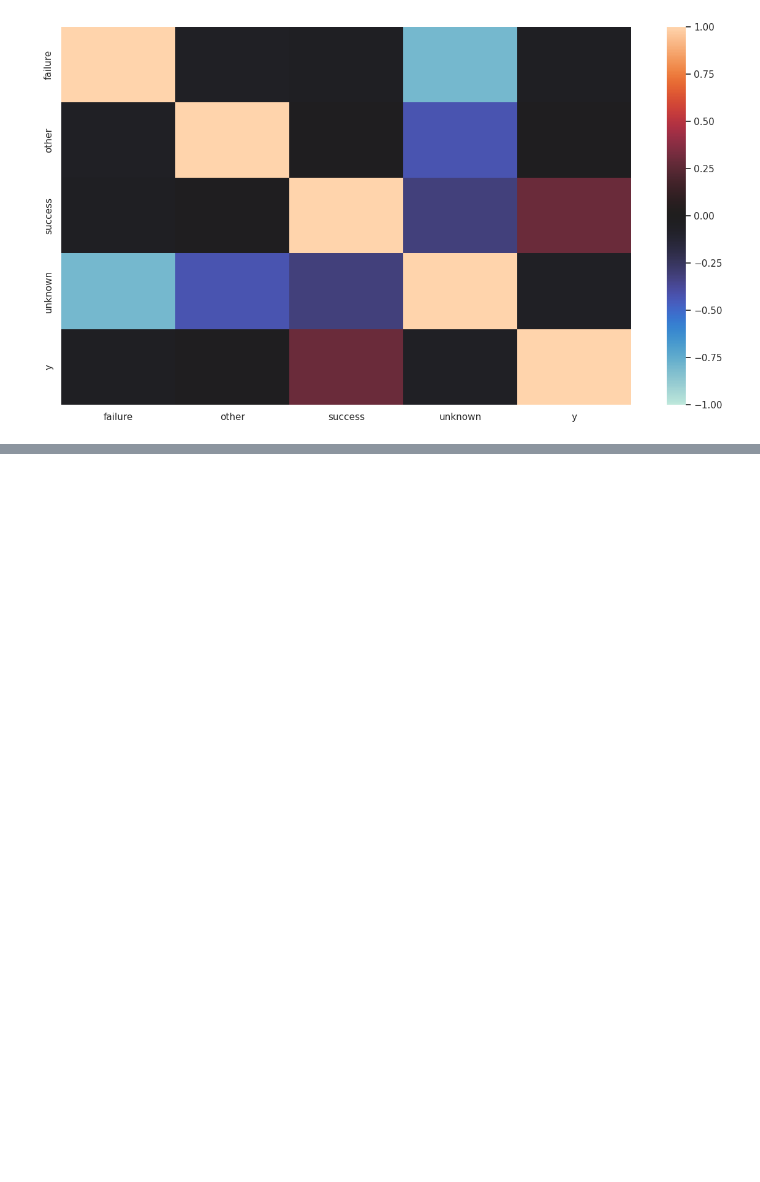
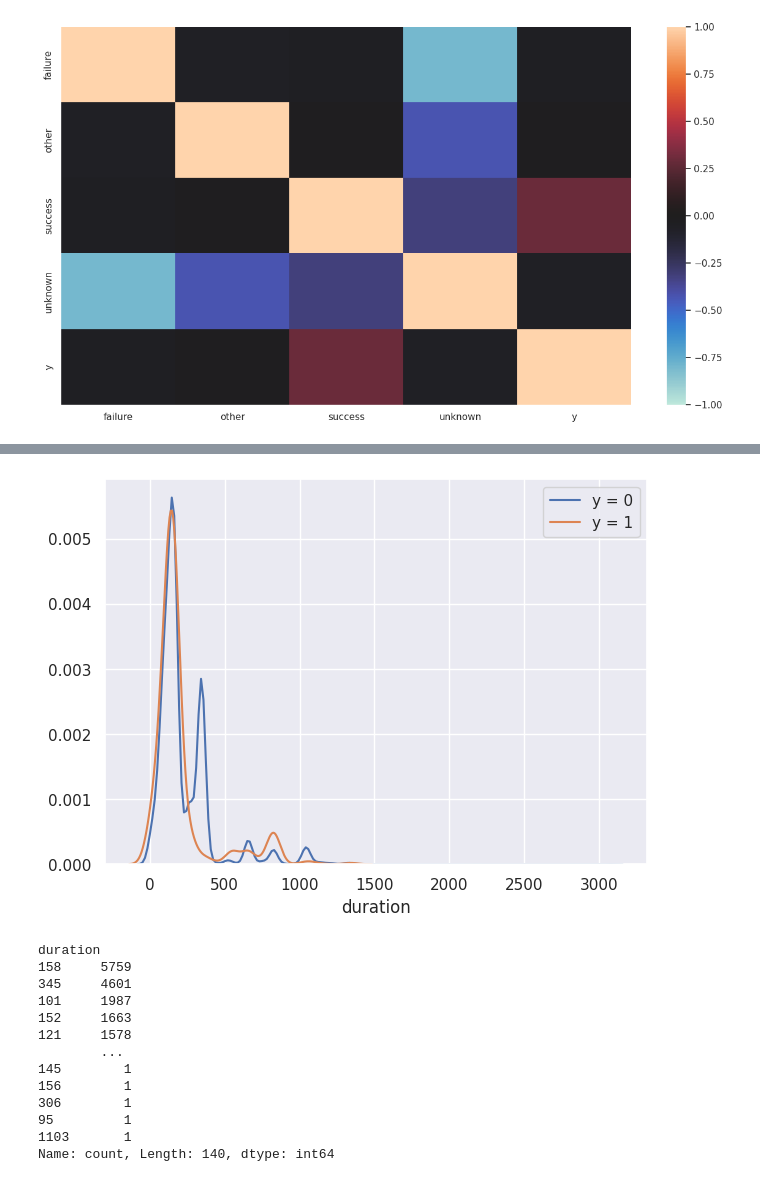
Before and after one commit to Memories-of-Sun-and-Moon/SIGNATE4B_040_Bank_Customer_Tartgeting, a Jupyter notebook: solve.ipynb, the cells around one changed output, grey strips where cells are left out. Cells and saved outputs as stored; diff of their text form; code cells hidden in the pictures; blank space fills up the shorter version.

```diff
--- a/solve.ipynb
+++ b/solve.ipynb
@@ -121,0 +184,24 @@ sns.heatmap(df_poutcome_y_EDA.corr(), vmax=1, vmin=-1, center=0)
+# %%
+# duration と yes/no の比較
+plt.figure(figsize=(7, 5))
+sns.kdeplot(train[train['y'] == 0]['duration'], label='y = 0')
+sns.kdeplot(train[train['y'] == 1]['duration'], label='y = 1')
+plt.legend()
+plt.ylabel('')
+plt.show()
+train['duration'].value_counts()
+# %% [output]
+[figure, added]
+duration
+158     5759
+345     4601
+101     1987
+152     1663
+121     1578
+        ...
+145        1
+156        1
+306        1
+95         1
+1103       1
+Name: count, Length: 140, dtype: int64
```
Also changed, not shown: parts of 11 cells of this notebook, 1 other file.
